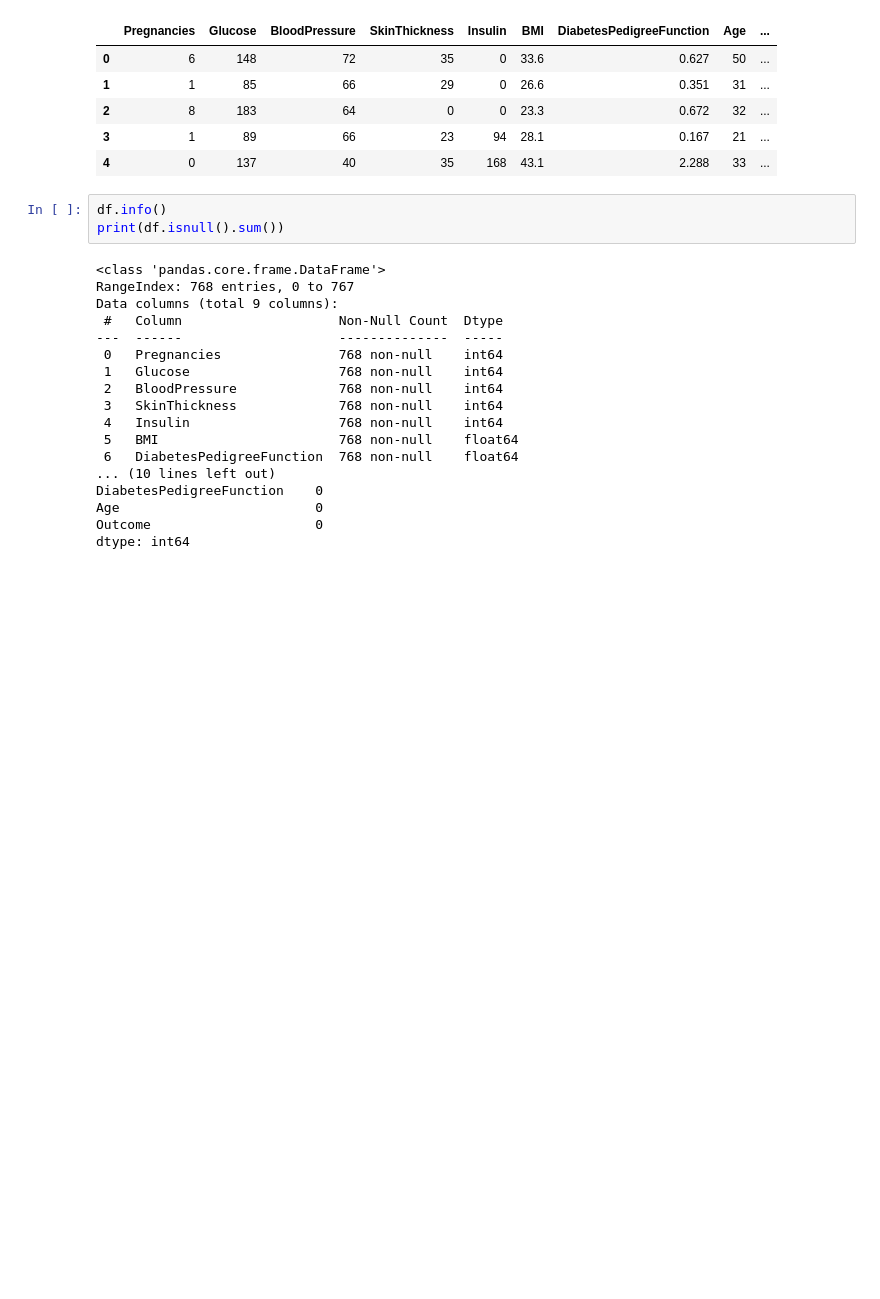
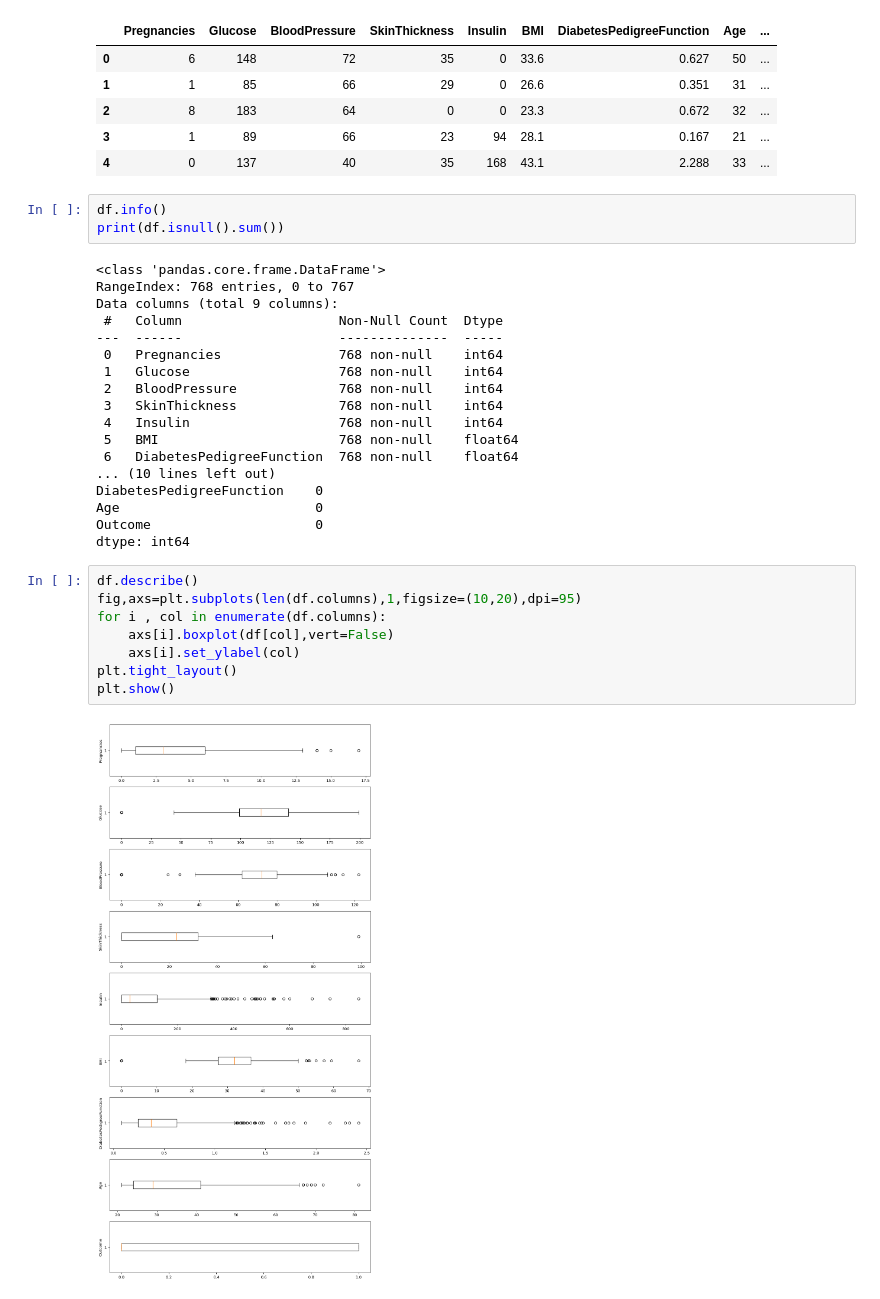
Before and after one commit to shovo896/ML_Models-, a Jupyter notebook: data_preprocessing.ipynb, the cells around one changed output. Drawn from its saved outputs; the diff is of its cells as text; blank space fills up the shorter version.

```diff
--- a/data_preprocessing.ipynb
+++ b/data_preprocessing.ipynb
@@ -61,3 +61,13 @@ DiabetesPedigreeFunction    0
 Age                         0
 Outcome                     0
 dtype: int64
+# %%
+df.describe()
+fig,axs=plt.subplots(len(df.columns),1,figsize=(10,20),dpi=95)
+for i , col in enumerate(df.columns):
+    axs[i].boxplot(df[col],vert=False)
+    axs[i].set_ylabel(col)
+plt.tight_layout()
+plt.show()
+# %% [output]
+[figure, added]
```
